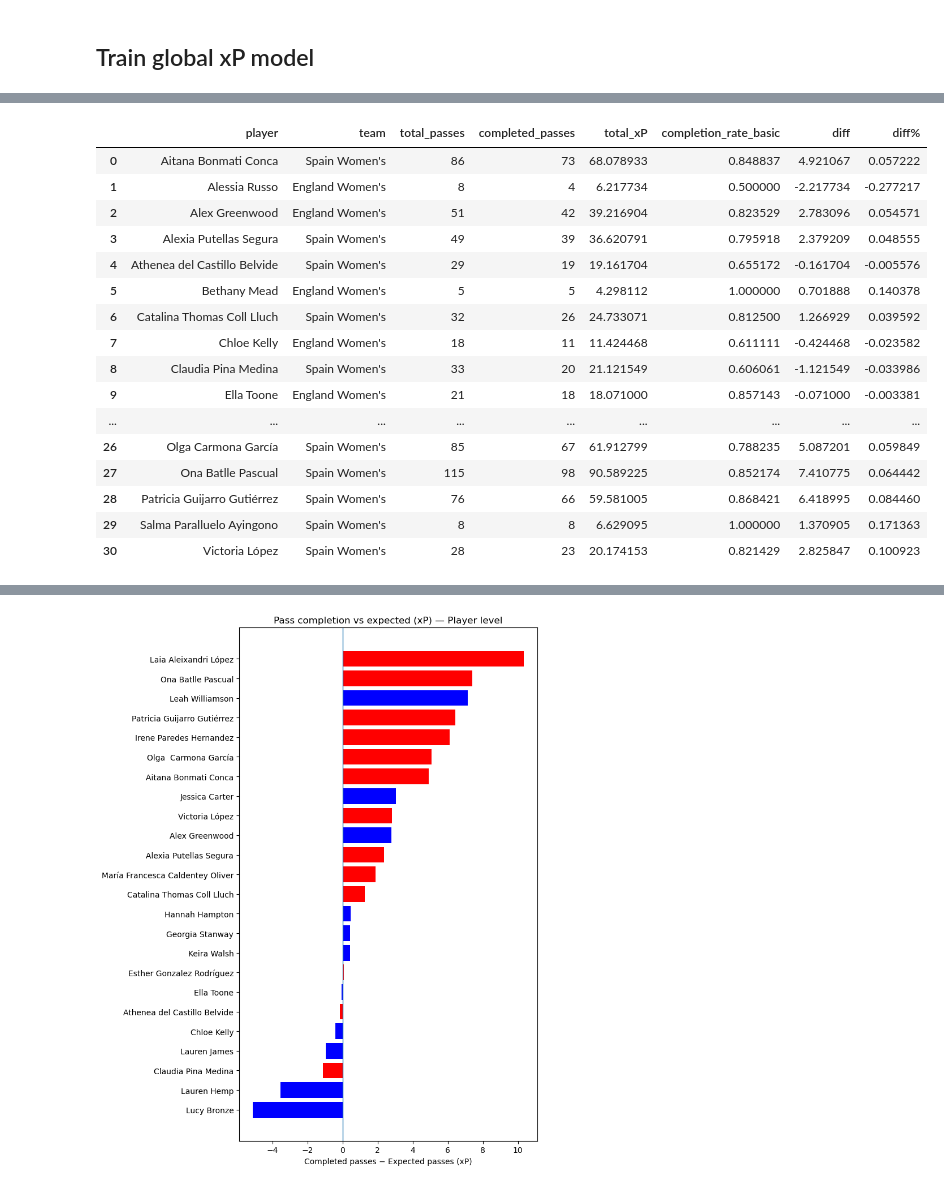
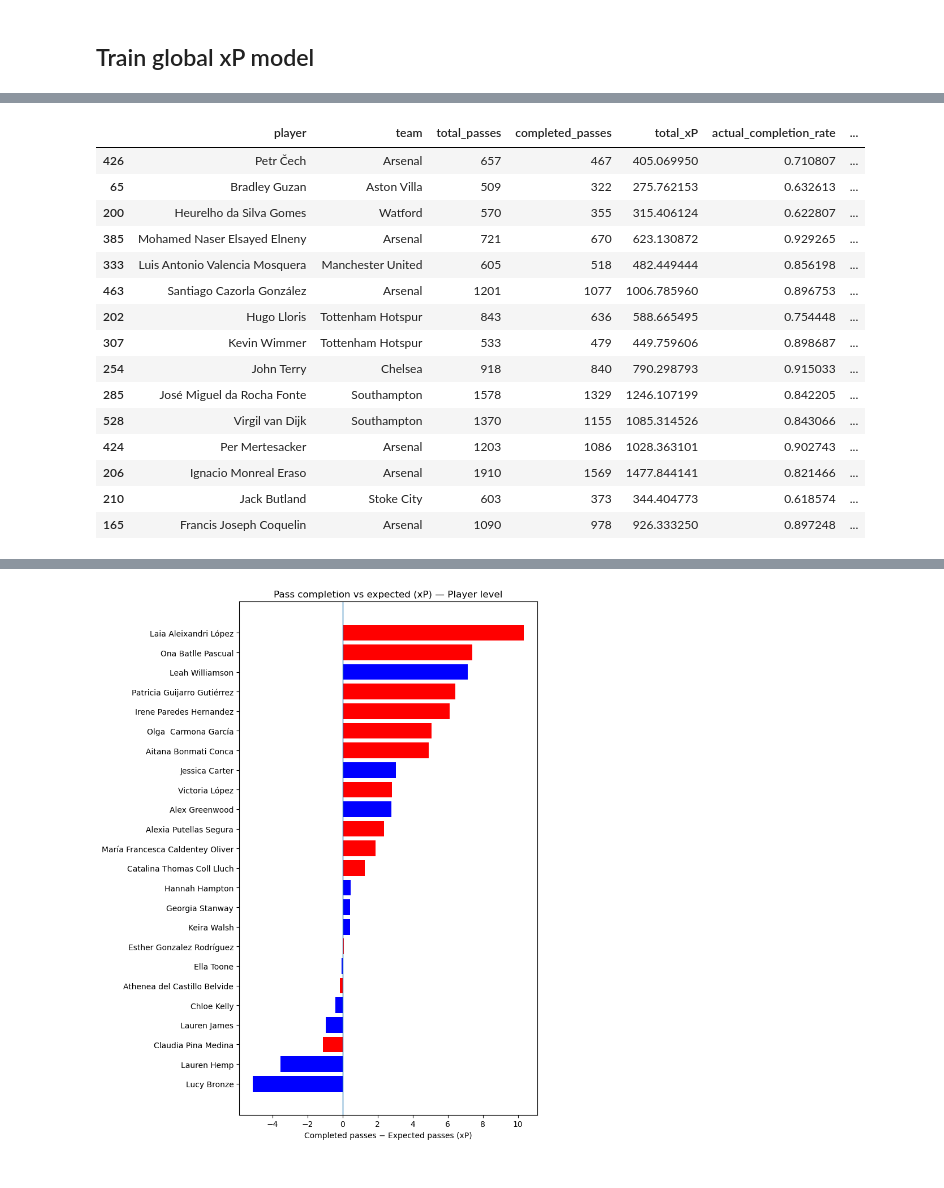
Before and after one commit to vickyfriss/Football-analytics, a Jupyter notebook: 202604 - 1 - Building Expected Passes xP for Men Top 5 Leagues.ipynb, the cells around one changed output, grey strips where cells are left out. Saved outputs shown, nothing was run; the diff lists cells and outputs as text; code cells hidden in the pictures.

```diff
--- a/202604 - 1 - Building Expected Passes xP for Men Top 5 Leagues.ipynb
+++ b/202604 - 1 - Building Expected Passes xP for Men Top 5 Leagues.ipynb
@@ -1180,0 +1207,25 @@ df.head()
+# %%
+# --
+# Clean Premier League dataset
+# --
+
+pl_df = (
+    df[df["competition_x"] == "England - Premier League"]  # filter league
+    .drop(columns=[col for col in df.columns
+                   if col.startswith("sq_start_") or col.startswith("sq_end_")])  # remove square dummies
+    .assign(competition=lambda x: x["competition_x"])  # create single competition column
+    .drop(columns=["competition_x", "competition_y"])  # remove duplicates
+)
+
+# Remove set pieces
+pl_df = pl_df[pl_df["setpiece"] == 0]
+
+# Reset index
+pl_df = pl_df.reset_index(drop=True)
+
+# Optional: free memory
+del df
+
+# Quick check
+print("Dataset shape:", pl_df.shape)
+pl_df.head()
@@ -1234,11 +1308,8 @@ def aggregate_xP(df_feat, X, meta, model):
     }
 # %%
-euros_results = aggregate_xP(df_euros_feat, X_euros, meta_euros, model)
-world_results = aggregate_xP(df_world_feat, X_world, meta_world, model)
+results = analyse_xpass(pl_df)
 
-team_euros = euros_results["team"]
-player_euros = euros_results["player"]
-
-team_world = world_results["team"]
-player_world = world_results["player"]
+team_stats = results["team"]
+player_stats = results["player"]
+game_stats = results["game"]
 # %%
@@ -1250,20 +1329,20 @@ team_euros
 # %%
-player_euros
+player_stats = player_stats[player_stats["total_passes"] >= 500]
+player_stats.sort_values("overperformance_per_pass", ascending=False).head(15)
 # %% [output]
-|  | player | team | total_passes | completed_passes | total_xP | completion_rate_basic | diff | diff% |
-| 0 | Aitana Bonmati Conca | Spain Women's | 86 | 73 | 68.078933 | 0.848837 | 4.921067 | 0.057222 |
-| 1 | Alessia Russo | England Women's | 8 | 4 | 6.217734 | 0.500000 | -2.217734 | -0.277217 |
-| 2 | Alex Greenwood | England Women's | 51 | 42 | 39.216904 | 0.823529 | 2.783096 | 0.054571 |
-| 3 | Alexia Putellas Segura | Spain Women's | 49 | 39 | 36.620791 | 0.795918 | 2.379209 | 0.048555 |
-| 4 | Athenea del Castillo Belvide | Spain Women's | 29 | 19 | 19.161704 | 0.655172 | -0.161704 | -0.005576 |
-| 5 | Bethany Mead | England Women's | 5 | 5 | 4.298112 | 1.000000 | 0.701888 | 0.140378 |
-| 6 | Catalina Thomas Coll Lluch | Spain Women's | 32 | 26 | 24.733071 | 0.812500 | 1.266929 | 0.039592 |
-| 7 | Chloe Kelly | England Women's | 18 | 11 | 11.424468 | 0.611111 | -0.424468 | -0.023582 |
-| 8 | Claudia Pina Medina | Spain Women's | 33 | 20 | 21.121549 | 0.606061 | -1.121549 | -0.033986 |
-| 9 | Ella Toone | England Women's | 21 | 18 | 18.071000 | 0.857143 | -0.071000 | -0.003381 |
-| ... | ... | ... | ... | ... | ... | ... | ... | ... |
-| 26 | Olga Carmona García | Spain Women's | 85 | 67 | 61.912799 | 0.788235 | 5.087201 | 0.059849 |
-| 27 | Ona Batlle Pascual | Spain Women's | 115 | 98 | 90.589225 | 0.852174 | 7.410775 | 0.064442 |
-| 28 | Patricia Guijarro Gutiérrez | Spain Women's | 76 | 66 | 59.581005 | 0.868421 | 6.418995 | 0.084460 |
-| 29 | Salma Paralluelo Ayingono | Spain Women's | 8 | 8 | 6.629095 | 1.000000 | 1.370905 | 0.171363 |
-| 30 | Victoria López | Spain Women's | 28 | 23 | 20.174153 | 0.821429 | 2.825847 | 0.100923 |
+|  | player | team | total_passes | completed_passes | total_xP | actual_completion_rate | ... |
+| 426 | Petr Čech | Arsenal | 657 | 467 | 405.069950 | 0.710807 | ... |
+| 65 | Bradley Guzan | Aston Villa | 509 | 322 | 275.762153 | 0.632613 | ... |
+| 200 | Heurelho da Silva Gomes | Watford | 570 | 355 | 315.406124 | 0.622807 | ... |
+| 385 | Mohamed Naser Elsayed Elneny | Arsenal | 721 | 670 | 623.130872 | 0.929265 | ... |
+| 333 | Luis Antonio Valencia Mosquera | Manchester United | 605 | 518 | 482.449444 | 0.856198 | ... |
+| 463 | Santiago Cazorla González | Arsenal | 1201 | 1077 | 1006.785960 | 0.896753 | ... |
+| 202 | Hugo Lloris | Tottenham Hotspur | 843 | 636 | 588.665495 | 0.754448 | ... |
+| 307 | Kevin Wimmer | Tottenham Hotspur | 533 | 479 | 449.759606 | 0.898687 | ... |
+| 254 | John Terry | Chelsea | 918 | 840 | 790.298793 | 0.915033 | ... |
+| 285 | José Miguel da Rocha Fonte | Southampton | 1578 | 1329 | 1246.107199 | 0.842205 | ... |
+| 528 | Virgil van Dijk | Southampton | 1370 | 1155 | 1085.314526 | 0.843066 | ... |
+| 424 | Per Mertesacker | Arsenal | 1203 | 1086 | 1028.363101 | 0.902743 | ... |
+| 206 | Ignacio Monreal Eraso | Arsenal | 1910 | 1569 | 1477.844141 | 0.821466 | ... |
+| 210 | Jack Butland | Stoke City | 603 | 373 | 344.404773 | 0.618574 | ... |
+| 165 | Francis Joseph Coquelin | Arsenal | 1090 | 978 | 926.333250 | 0.897248 | ... |
```
Also changed, not shown: parts of 19 cells of this notebook.
